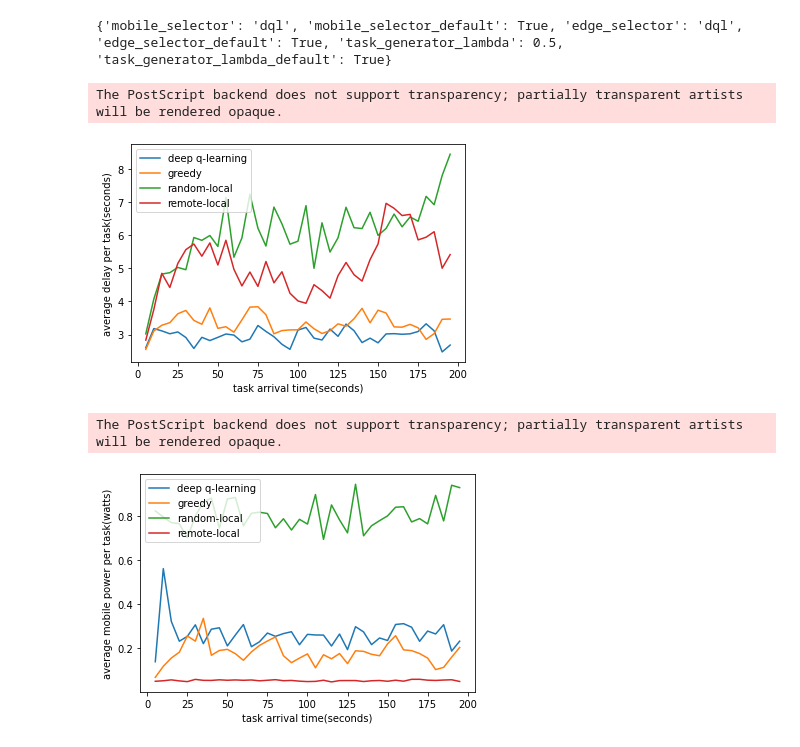
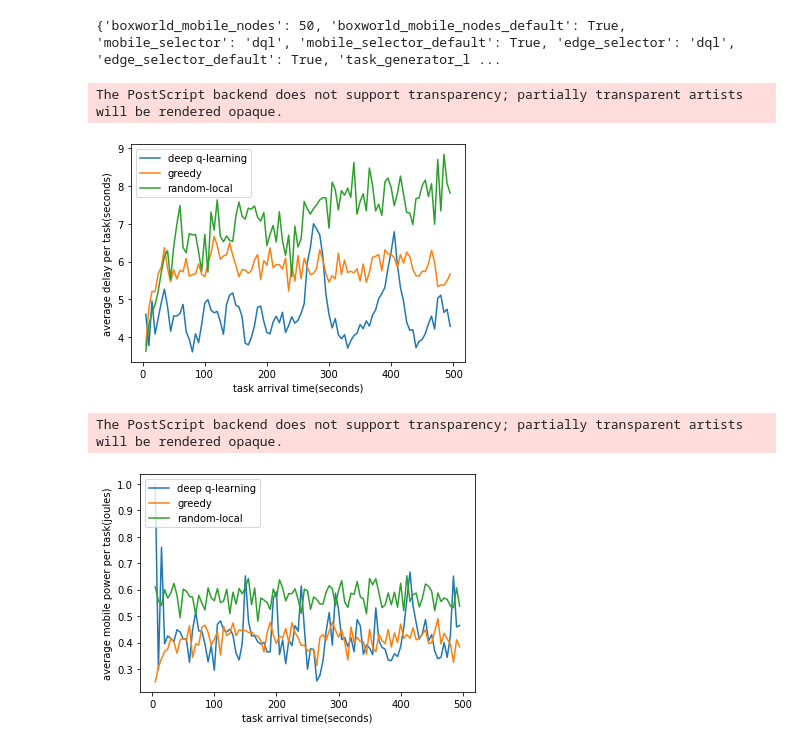
Before and after one commit to ahmadzendebudi/edge_simulation1, a Jupyter notebook: plots.ipynb, the cells around one changed output. Drawn from its saved outputs; the diff is of its cells as text; code cells hidden in the pictures.

```diff
--- a/plots.ipynb
+++ b/plots.ipynb
@@ -10,7 +13,9 @@ from simulator import Config
+# %%
+batchIdentifier = "D"
 # %%
 def loadDataframe(reportMapPath: str) -> pd.DataFrame:
     reportMap = None
-    with open("reportMaps/" + reportMapPath, "r") as reportFile:
+    with open("results/reportMaps/" + reportMapPath, "r") as reportFile:
         reportMap = json.load(reportFile)
 
     # Finding all config changes
@@ -35,14 +40,16 @@ def loadDataframe(reportMapPath: str) -> pd.DataFrame:
             config = varient["config"]
             reportTupleTemplate[config] = varient["value"]
             reportTupleTemplate[config + "_default"] = False
+        reportTupleTemplate["run_id"] = runId
 
-        mobileReport = TransitionReporter.getListFromPickle("reports/reportmobile" + runId + ".pkl")
+        mobileReport = TransitionReporter.getListFromPickle("results/report/{batchId}/reportmobile{runId}.pkl".format(batchId = batchIdentifier, runId = runId))
         for item in mobileReport:
             tuple = reportTupleTemplate.copy()
             tuple["task_id"] = item.task.id()
             tuple["arrival_time"] = item.task.arrivalTime()
             tuple["delay"] = item.delay
             tuple["power"] = item.powerConsumtion
+            tuple["reward"] = item.reward
             tuple["action"] = item.action
             tuple["hopLimit"] = item.task.hopLimit()
             tupleList.append(tuple)
@@ -53,60 +60,56 @@ def loadDataframe(reportMapPath: str) -> pd.DataFrame:
 
     return df
 # %%
-df = loadDataframe("reportMap3.json")
+df = loadDataframe("reportMap{id}.json".format(id = batchIdentifier))
 # %% [output]
-{'mobile_selector': 'dql', 'mobile_selector_default': True, 'edge_selector': 'dql', 'edge_selector_default': True, 'task_generator_lambda': 0.5, 'task_generator_lambda_default': True}
+{'boxworld_mobile_nodes': 50, 'boxworld_mobile_nodes_default': True, 'mobile_selector': 'dql', 'mobile_selector_default': True, 'edge_selector': 'dql', 'edge_selector_default': True, 'task_generator_l ...
 # %%
 vairable_conditions = {
     "deep q-learning": (df["mobile_selector"] == "dql") & (df["edge_selector"] == "dql"),
     "greedy": (df["mobile_selector"] == "greedy") & (df["edge_selector"] == "greedy"),
-    "random-local": (df["mobile_selector"] == "random") & (df["edge_selector"] == "local"),
-    "remote-local": (df["mobile_selector"] == "remote") & (df["edge_selector"] == "local")
+    "random-local": (df["mobile_selector"] == "random") & (df["edge_selector"] == "local")
 }
-condition =  (df["mobile_selector_default"] == False) & (df["edge_selector_default"] == False)
-condition = condition & (df["boxworld_mobile_nodes"] == 50) & (df["boxworld_mobile_nodes_default"] == False)
+condition =  (df["boxworld_mobile_nodes"] == 75) & (df["task_generator_lambda"] == 0.75)
 graphs = {}
 for key, value in vairable_conditions.items():
     item_condition = condition & value
     data = df.loc[item_condition, ["delay"]].groupby(
-        pd.cut(df["arrival_time"], np.arange(0, 200, 5))).mean()
+        pd.cut(df["arrival_time"], np.arange(0, 500, 5))).mean()
     data.index = pd.IntervalIndex(data.index.get_level_values('arrival_time')).right
     graphs[key] = data
 
 for key, data in graphs.items():
     plt.plot(data)
 
 plt.ylabel('average delay per task(seconds)')
 plt.xlabel('task arrival time(seconds)')
 plt.legend(graphs.keys(), loc='upper left')
 plt.savefig('plots/delay_all_methods.eps', format='eps')
 # %% [output]
 The PostScript backend does not support transparency; partially transparent artists will be rendered opaque.
-[figure, old version]
+[figure, new version]
 # %%
 vairable_conditions = {
     "deep q-learning": (df["mobile_selector"] == "dql") & (df["edge_selector"] == "dql"),
     "greedy": (df["mobile_selector"] == "greedy") & (df["edge_selector"] == "greedy"),
-    "random-local": (df["mobile_selector"] == "random") & (df["edge_selector"] == "local"),
-    "remote-local": (df["mobile_selector"] == "remote") & (df["edge_selector"] == "local")
+    "random-local": (df["mobile_selector"] == "random") & (df["edge_selector"] == "local")
 }
-condition =  (df["mobile_selector_default"] == False) & (df["edge_selector_default"] == False)
-condition = condition & (df["boxworld_mobile_nodes"] == 50) & (df["boxworld_mobile_nodes_default"] == False)
+condition =  (df["boxworld_mobile_nodes"] == 75) & (df["task_generator_lambda"] == 0.75)
 graphs = {}
 for key, value in vairable_conditions.items():
     item_condition = condition & value
     data = df.loc[item_condition, ["power"]].groupby(
-        pd.cut(df["arrival_time"], np.arange(0, 200, 5))).mean()
+        pd.cut(df["arrival_time"], np.arange(0, 500, 5))).mean()
     data.index = pd.IntervalIndex(data.index.get_level_values('arrival_time')).right
     graphs[key] = data
 
 for key, data in graphs.items():
     plt.plot(data)
 
-plt.ylabel('average mobile power per task(watts)')
+plt.ylabel('average mobile power per task(joules)')
 plt.xlabel('task arrival time(seconds)')
 plt.legend(graphs.keys(), loc='upper left')
 plt.savefig('plots/power_all_methods.eps', format='eps')
 # %% [output]
 The PostScript backend does not support transparency; partially transparent artists will be rendered opaque.
-[figure, old version]
+[figure, new version]
```
Also changed, not shown: parts of 8 cells of this notebook, 14 other files.
